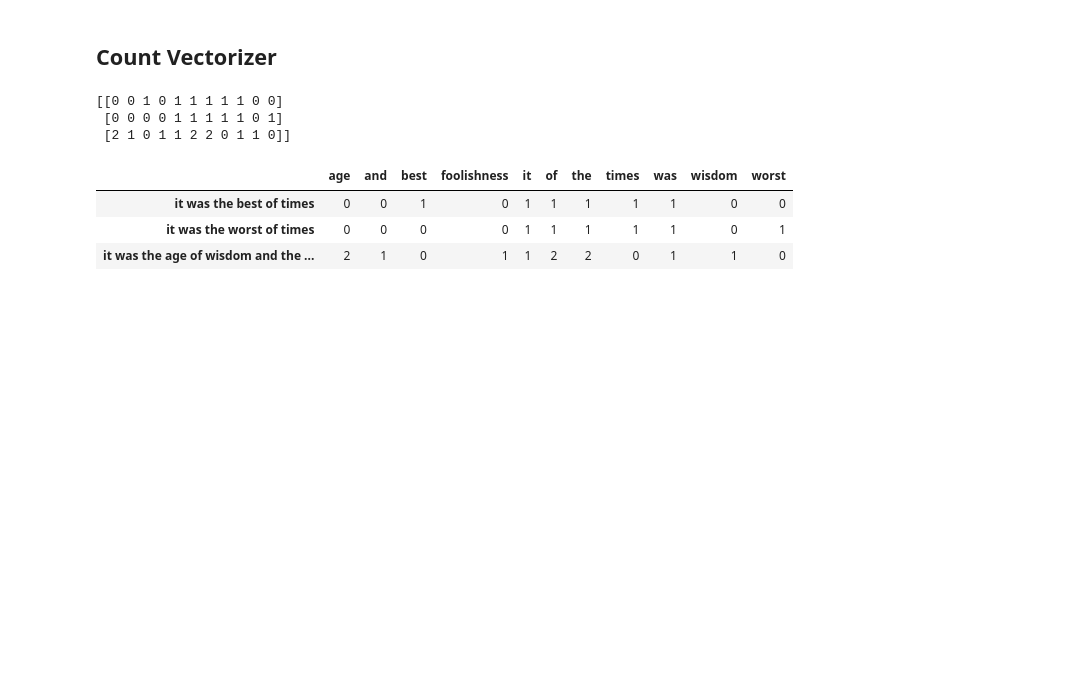
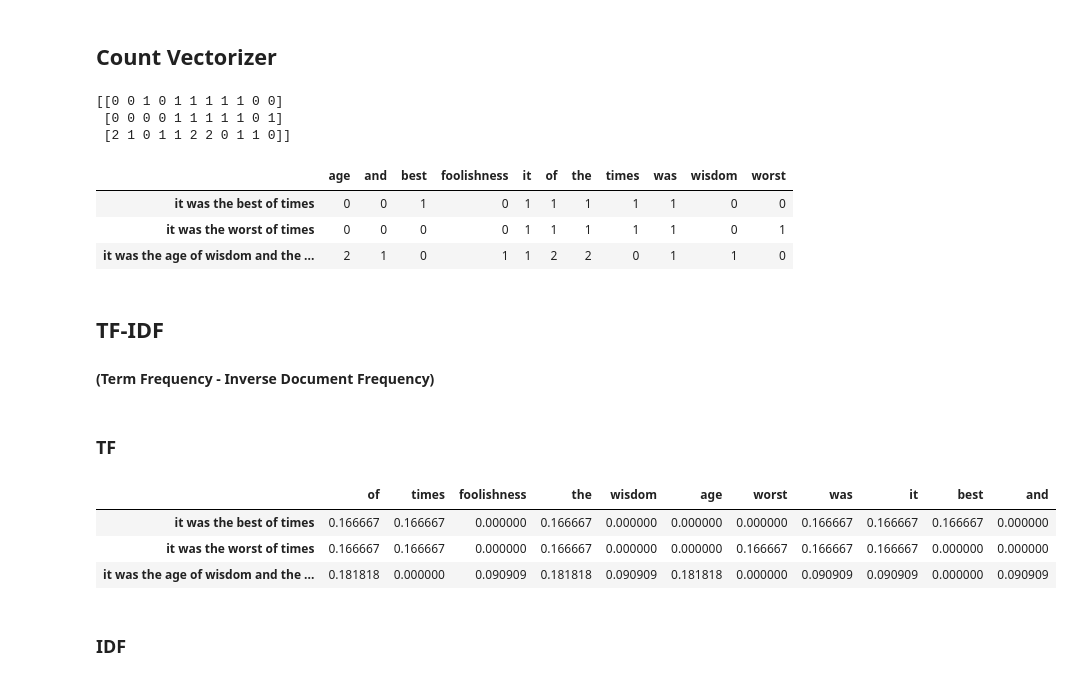
Before and after one commit to Mohwit/NLP, a Jupyter notebook: BoW_TFIDF/finding_similar_articles.ipynb, the cells around one changed output. Saved outputs shown, nothing was run; the diff lists cells and outputs as text; code cells hidden in the pictures; blank space fills up the shorter version.

```diff
--- a/BoW_TFIDF/finding_similar_articles.ipynb
+++ b/BoW_TFIDF/finding_similar_articles.ipynb
@@ -360,3 +360,44 @@ display(df)
 | it was the best of times | 0 | 0 | 1 | 0 | 1 | 1 | 1 | 1 | 1 | 0 | 0 |
 | it was the worst of times | 0 | 0 | 0 | 0 | 1 | 1 | 1 | 1 | 1 | 0 | 1 |
 | it was the age of wisdom and the ... | 2 | 1 | 0 | 1 | 1 | 2 | 2 | 0 | 1 | 1 | 0 |
+# %% [markdown]
+## TF-IDF
+#### (Term Frequency - Inverse Document Frequency)
+# %%
+## sample data
+corpos = [
+    'it was the best of times',
+    'it was the worst of times',
+    'it was the age of wisdom and the age of foolishness'
+]
+# %% [markdown]
+### TF
+# %%
+def get_term_frequency(corpus):
+
+    vocab = set([x for x in " ".join(corpus).lower().split(" ")])
+    term_freq = []
+
+    for sentence in corpus:
+        sentence_tf = dict([(v, 0) for v in vocab])
+        for word in word_tokenize(sentence):
+            sentence_tf[word] += 1
+
+        for v in vocab:
+            sentence_tf[v] /= len(word_tokenize(sentence))
+
+        term_freq.append(sentence_tf)
+
+    return term_freq
+
+term_freq = get_term_frequency(corpos)
+df = pd.DataFrame(term_freq, index=corpos)
+
+display(df)
+# %% [output]
+|  | of | times | foolishness | the | wisdom | age | worst | was | it | best | and |
+| it was the best of times | 0.166667 | 0.166667 | 0.000000 | 0.166667 | 0.000000 | 0.000000 | 0.000000 | 0.166667 | 0.166667 | 0.166667 | 0.000000 |
+| it was the worst of times | 0.166667 | 0.166667 | 0.000000 | 0.166667 | 0.000000 | 0.000000 | 0.166667 | 0.166667 | 0.166667 | 0.000000 | 0.000000 |
+| it was the age of wisdom and the ... | 0.181818 | 0.000000 | 0.090909 | 0.181818 | 0.090909 | 0.181818 | 0.000000 | 0.090909 | 0.090909 | 0.000000 | 0.090909 |
+# %% [markdown]
+### IDF
```
Also changed, not shown: parts of 6 cells of this notebook.
